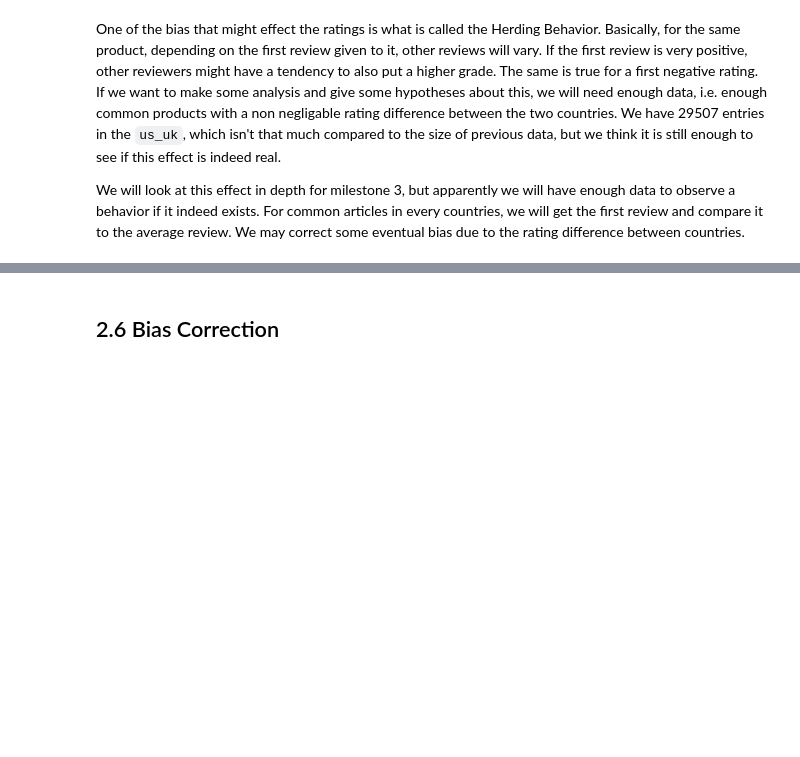
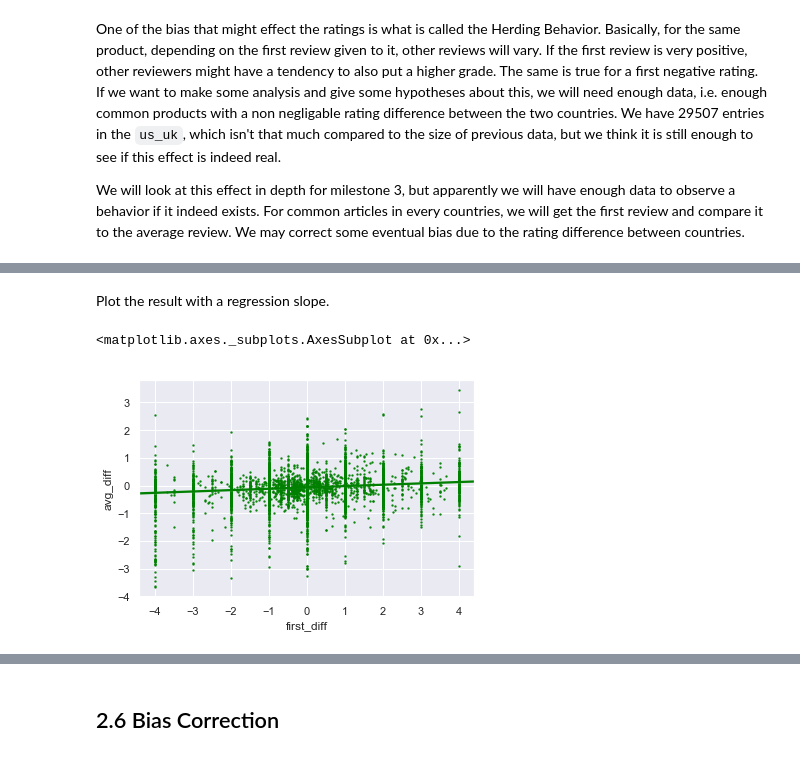
Before and after one commit to Billotais/cs_401_project, a Jupyter notebook: notebook.ipynb, the cells around one changed output, grey strips where cells are left out. Saved outputs shown, nothing was run; the diff lists cells and outputs as text; code cells hidden in the pictures; blank space fills up the shorter version.

Commit message:
added herding behaviour analysis

```diff
--- a/notebook.ipynb
+++ b/notebook.ipynb
@@ -566,0 +615,19 @@ We will look at this effect in depth for milestone 3, but apparently we will hav
+# %%
+def herding_2_countries(data_country_A,data_country_B,min_reviewN):
+    #get the indexes for products in 2 countries
+    cA = data_country_A.groupby('product_id').agg(f.count('review_id')).where('count(review_id)>'+str(min_reviewN))
+    cB = data_country_B.groupby('product_id').agg(f.count('review_id')).where('count(review_id)>'+str(min_reviewN))
+
+    index_A_B = cA.select(f.col('product_id').alias('idA'))\
+                        .join(cB.select(f.col('product_id').alias('idB')), f.col('idA') == f.col('idB')).select('idA')
+    # get data for both countries
+    data_A = herding_dataset_by_country(data_country_A,index_A_B).withColumnRenamed('first_rating','first_rating_A')\
+                   .withColumnRenamed('avg_rating','avg_rating_A').withColumnRenamed('id','idA')
+    data_B = herding_dataset_by_country(data_country_B,index_A_B).withColumnRenamed('first_rating','first_rating_B')\
+                   .withColumnRenamed('avg_rating','avg_rating_B').withColumnRenamed('id','idB')
+    data_diff = data_A.join(data_B, f.col('idA')==f.col('idB'))
+    # compute the differences
+    data_diff = data_diff.withColumn('first_diff', data_diff.first_rating_A-data_diff.first_rating_B)
+    data_diff = data_diff.withColumn('avg_diff', data_diff.avg_rating_A-data_diff.avg_rating_B)
+    data_diff = data_diff.drop('first_rating_A','first_rating_B','avg_rating_A','avg_rating_B','idA')
+    return data_diff
@@ -566,0 +636,3 @@ We will look at this effect in depth for milestone 3, but apparently we will hav
+# %%
+df = herding_2_countries(data_us,data_uk,5)
+df.persist()
@@ -566,0 +649,2 @@ We will look at this effect in depth for milestone 3, but apparently we will hav
+# %%
+df_pd = df.toPandas()
@@ -566,0 +660,8 @@ We will look at this effect in depth for milestone 3, but apparently we will hav
+# %% [markdown]
+Plot the result with a regression slope.
+# %%
+import seaborn as sns; sns.set(color_codes=True)
+sns.regplot(df_pd['first_diff'],df_pd['avg_diff'],marker='o', color='green', scatter_kws={'s':2})
+# %% [output]
+<matplotlib.axes._subplots.AxesSubplot at 0x...>
+[figure, added]
```
Also changed, not shown: parts of 15 cells of this notebook.
